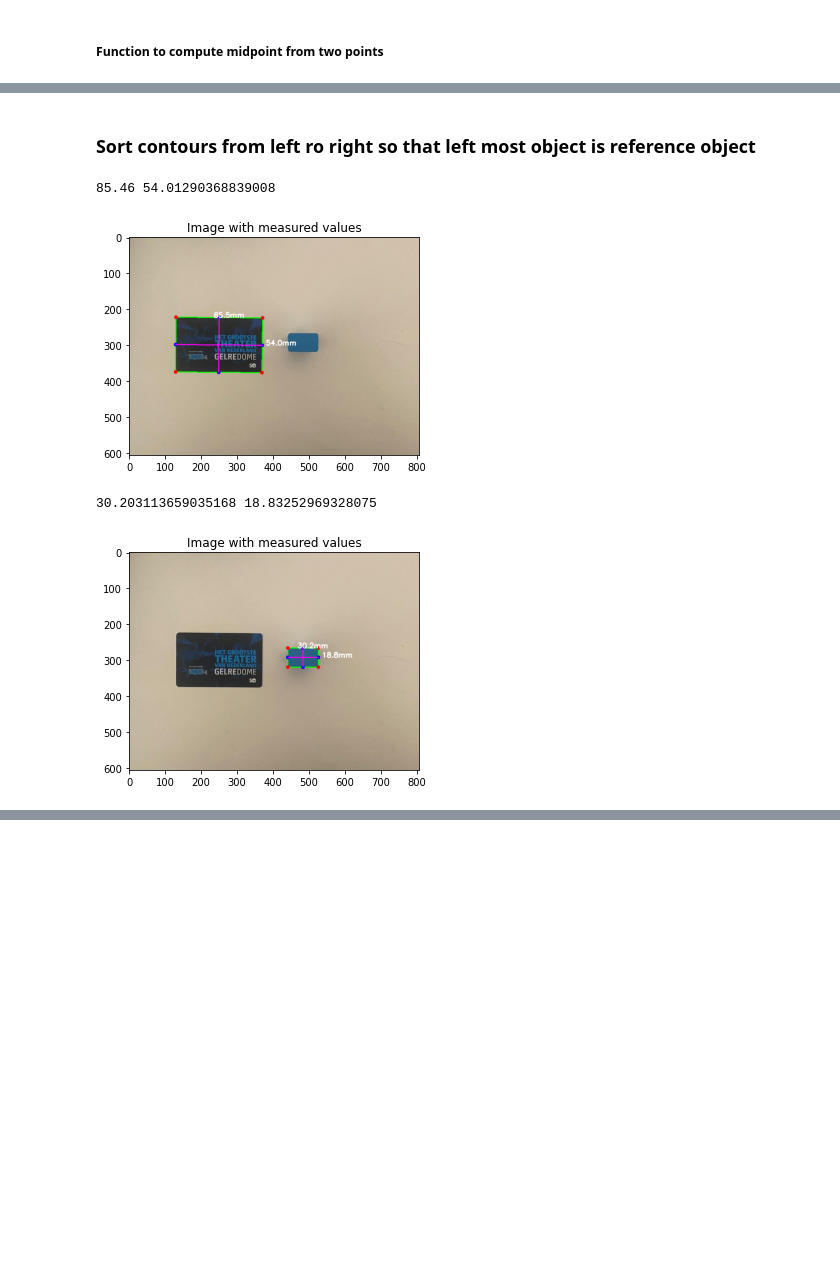
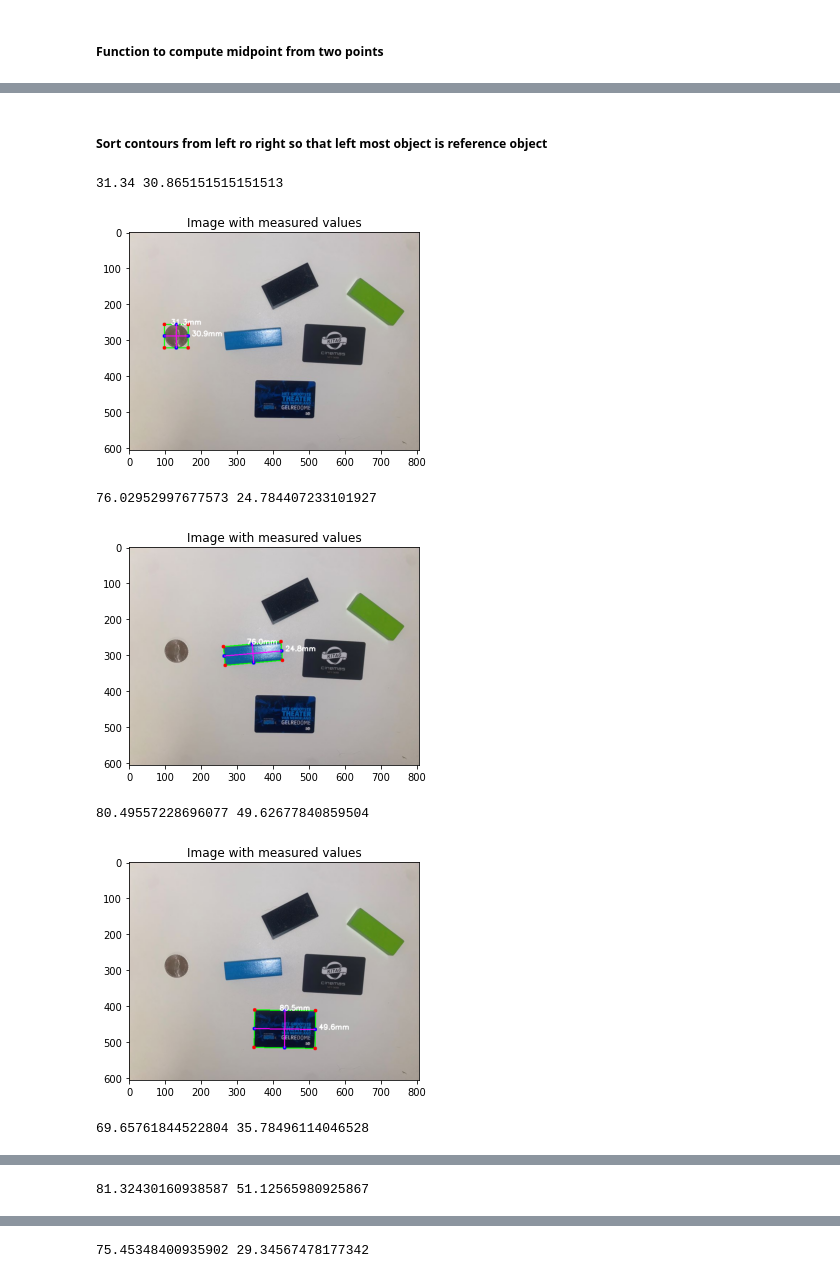
Before and after one commit to DominiquePeytrignet/IP2, a Jupyter notebook: PythonFiles/IP2_Notebook.ipynb, the cells around one changed output, grey strips where cells are left out. Drawn from its saved outputs; the diff is of its cells as text; code cells hidden in the pictures; blank space fills up the shorter version.

```diff
--- a/PythonFiles/IP2_Notebook.ipynb
+++ b/PythonFiles/IP2_Notebook.ipynb
@@ -19,4 +21,4 @@ Define width of left most object in image and image-path
 # %%
-width =  85.46 # change when new reference object
-image_path = "Images/Test_4.jpg"
+width =  31.34 # change when new reference object
+image_path = "Images/Test_1.jpg"
 # %% [markdown]
@@ -59,7 +61,7 @@ cnts = cv2.findContours(edged.copy(), cv2.RETR_EXTERNAL,
 	cv2.CHAIN_APPROX_SIMPLE)
 cnts = imutils.grab_contours(cnts)
 # %% [markdown]
-### Sort contours from left ro right so that left most object is reference object
+##### Sort contours from left ro right so that left most object is reference object
 # %%
 (cnts, _) = contours.sort_contours(cnts)
 pixelsPerMetric = None
@@ -75,7 +77,7 @@ for c in cnts:
 	# compute the rotated bounding box of the contour
 	orig = image.copy()
 	box = cv2.minAreaRect(c)
-	box = cv2.cv.BoxPoints(box) if imutils.is_cv2() else cv2.boxPoints(box)
+	box = cv2.boxPoints(box)
 	box = np.array(box, dtype="int")
 
 	# order the points in the contour such that they appear
@@ -124,34 +126,37 @@ for c in cnts:
 		pixelsPerMetric = dB / width
 
 	# compute the size of the object
 	dimA = dA / pixelsPerMetric
 	dimB = dB / pixelsPerMetric
 
 	# draw the object sizes on the image
 	cv2.putText(orig, "{:.1f}mm".format(dimB),
 		(int(tltrX - 15), int(tltrY)), cv2.FONT_HERSHEY_SIMPLEX, 0.65, (255, 255, 255), 2)
 	cv2.putText(orig, "{:.1f}mm".format(dimA),
 		(int(trbrX + 10), int(trbrY)), cv2.FONT_HERSHEY_SIMPLEX, 0.65, (255, 255, 255), 2)
 
 
 
 	# show the output image
 	print(dimB, dimA)
 	orig_show = cv2.cvtColor(orig, cv2.COLOR_BGR2RGB)
 
 	plt.imshow(orig_show)
 	plt.title("Image with measured values")
 	plt.show()
 
 	cv2.imshow("Image", orig)
 
 
 	cv2.waitKey(0)
 
 
 cv2.destroyAllWindows()
 # %% [output]
-85.46 54.01290368839008
+31.34 30.865151515151513
-[figure, old version]
+[figure, new version]
-30.203113659035168 18.83252969328075
+76.02952997677573 24.784407233101927
-[figure, old version]
+[figure, new version]
+80.49557228696077 49.62677840859504
+[figure, added]
+69.65761844522804 35.78496114046528
@@ -157,0 +164 @@ cv2.destroyAllWindows()
+81.32430160938587 51.12565980925867
@@ -157,0 +166 @@ cv2.destroyAllWindows()
+75.45348400935902 29.34567478177342
```
Also changed, not shown: parts of 14 cells of this notebook, 4 other files.
